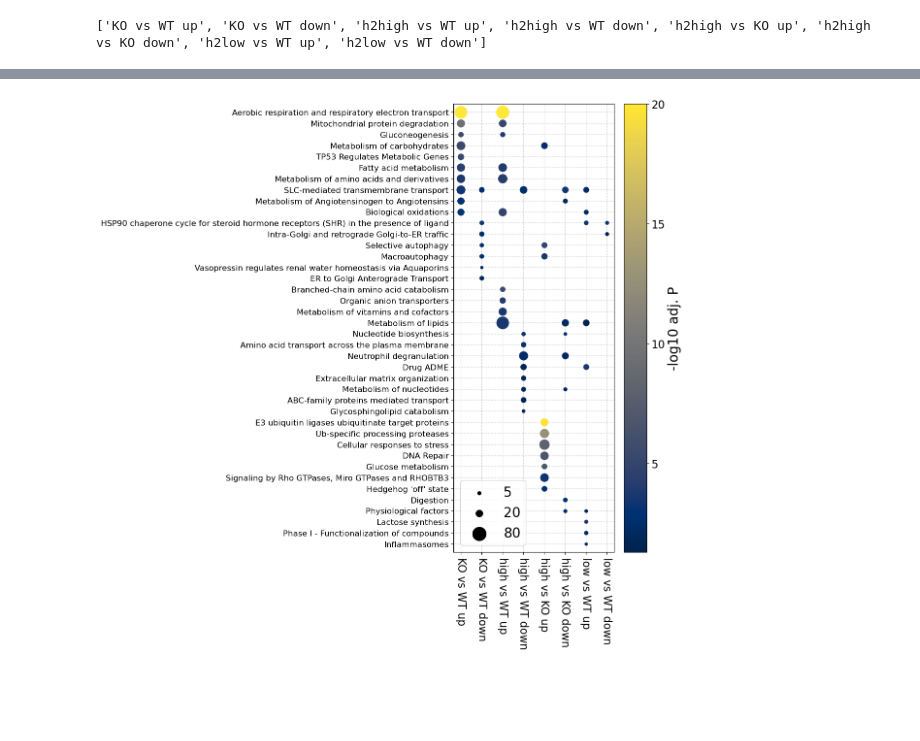
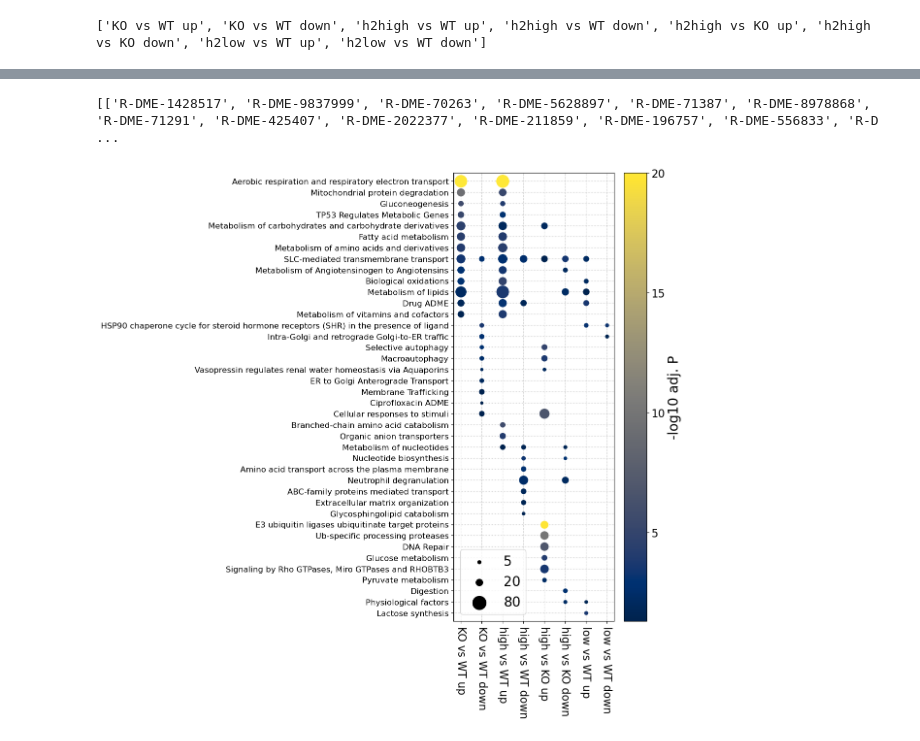
Before and after one commit to adelomana/BMCBF, a Jupyter notebook: research/016_saudarkrokur/006.functional_analysis/h2/enrich_viz.ipynb, the cells around one changed output, grey strips where cells are left out. Cells and saved outputs as stored; diff of their text form; code cells hidden in the pictures; blank space fills up the shorter version.

```diff
--- a/research/016_saudarkrokur/006.functional_analysis/h2/enrich_viz.ipynb
+++ b/research/016_saudarkrokur/006.functional_analysis/h2/enrich_viz.ipynb
@@ -101,3 +107,17 @@ KO vs WT up
 
          R-DME-6811436 COPI-independent Golgi-to-ER retrograde traffic 3
          rejecting R-DME-6811436 COPI-independent Golgi-to-ER retrograde traffic because overlap is 1.0
+# %%
+for content in terms_to_use:
+    print(len(content), content)
+
+print()
+
+for top_ten in top_ten_categories:
+    print(len(top_ten), top_ten)
+
+union_list = list(set(item for sublist in top_ten_categories for item in sublist))
+
+print()
+
+print(len(union_list), union_list)
@@ -104,58 +144,61 @@ KO vs WT up
 # %%
 terms_used_so_far = {}
 depth = 0
+print(terms_to_use)
 for i in range(len(terms_to_use)):
     for j in range(len(terms_to_use[i])):
-
         element = terms_to_use[i][j]
 
-        if element in terms_used_so_far.keys():
-            location = terms_used_so_far[element]
-        else:
-            depth = depth - 1
-            location = depth
+        if element in union_list:
 
-        # define color
-        adjp = -numpy.log10(df[(df['ID'] == element) & (df['Cluster'] == contrasts[i])]['p.adjust'].values[0])
-        #print(element, adjp)
+            if element in terms_used_so_far.keys():
+                location = terms_used_so_far[element]
+            else:
+                depth = depth - 1
+                location = depth
 
-        # define size
-        thesize = int(df[(df['ID'] == element) & (df['Cluster'] == contrasts[i])]['GeneRatio'].values[0].split('/')[0])
+            # define color
+            adjp = -numpy.log10(df[(df['ID'] == element) & (df['Cluster'] == contrasts[i])]['p.adjust'].values[0])
+            #print(element, adjp)
 
-        # make a point
-        matplotlib.pyplot.scatter(i, location, s=thesize*5, c=adjp, zorder=9999, cmap='cividis', vmin=-numpy.log10(0.05), vmax=20)
+            # define size
+            thesize = int(df[(df['ID'] == element) & (df['Cluster'] == contrasts[i])]['GeneRatio'].values[0].split('/')[0])
 
-        terms_used_so_far[element] = location
+            # make a point
+            matplotlib.pyplot.scatter(i, location, s=thesize*5, c=adjp, zorder=9999, cmap='cividis', vmin=-numpy.log10(0.05), vmax=20)
+
+            terms_used_so_far[element] = location
 
 
 matplotlib.pyplot.colorbar(label='-log10 adj. P', ticks=[5, 10, 15, 20])
 
 # close the figure
 a = []; b = []
 for element in terms_used_so_far.keys():
     description = list(df[df['ID'] == element]['Description'].values)[0]
     a.append(description)
     b.append(terms_used_so_far[element])
 
 for area in 5*numpy.array([5, 20, 80]):
     matplotlib.pyplot.scatter([], [], c='black', edgecolor=None, s=area, label=str(int(area/5)))
-matplotlib.pyplot.legend()
+matplotlib.pyplot.legend(loc=3)
 
 matplotlib.pyplot.yticks(b, a, fontsize=12)
 matplotlib.pyplot.xticks([0, 1, 2, 3, 4, 5, 6, 7],
                          ['KO vs WT up', 'KO vs WT down', 'high vs WT up', 'high vs WT down', 'high vs KO up', 'high vs KO down', 'low vs WT up', 'low vs WT down'],
                          rotation=-90)
 
 # ko vs wt
 # high vs wt
 # high vs ko
 # low vs wt
 
 matplotlib.pyplot.ylim(-40.75, -0.25)
 matplotlib.pyplot.grid(ls=':')
 matplotlib.pyplot.tight_layout()
 
 #matplotlib.pyplot.show()
 matplotlib.pyplot.savefig('enrichment.svg')
 # %% [output]
+[['R-DME-1428517', 'R-DME-9837999', 'R-DME-70263', 'R-DME-5628897', 'R-DME-71387', 'R-DME-8978868', 'R-DME-71291', 'R-DME-425407', 'R-DME-2022377', 'R-DME-211859', 'R-DME-196757', 'R-DME-556833', 'R-D ...
-[figure, old version]
+[figure, new version]
```
Also changed, not shown: parts of 4 cells of this notebook, 4 other files.
